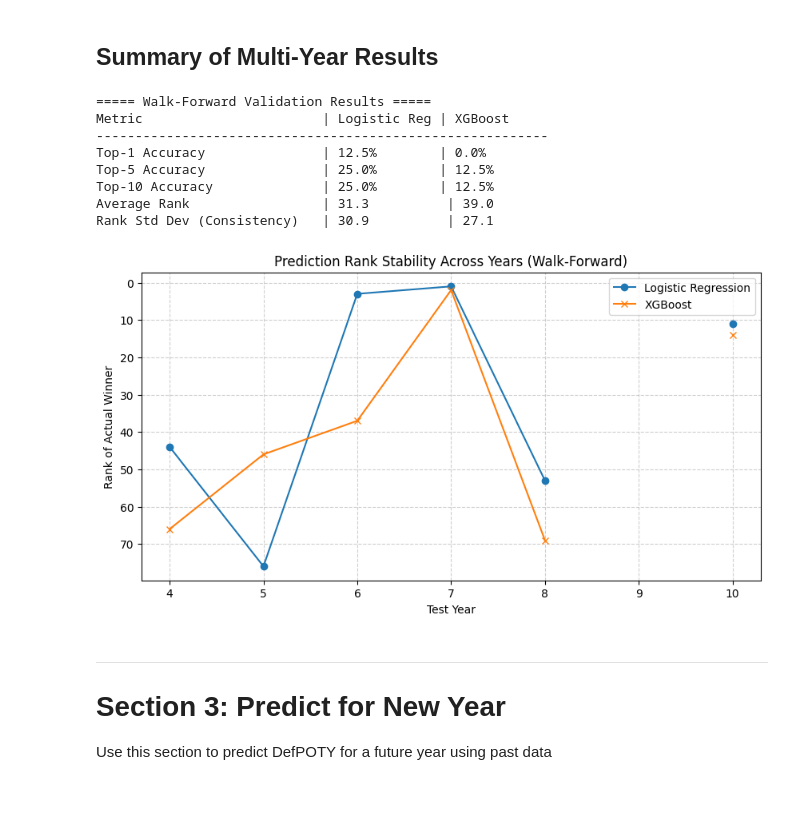
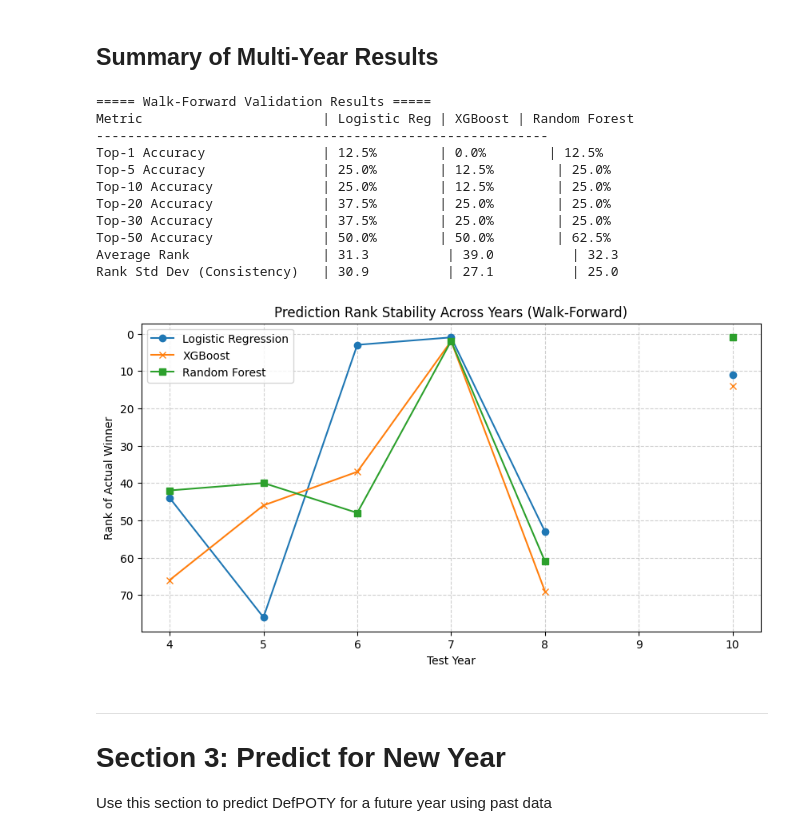
Before and after one commit to FranciscoAlves124/AC, a Jupyter notebook: awards/defensivePOTY/defensive_poty.ipynb, the cells around one changed output. Cells and saved outputs as stored; diff of their text form; code cells hidden in the pictures; blank space fills up the shorter version.

```diff
--- a/awards/defensivePOTY/defensive_poty.ipynb
+++ b/awards/defensivePOTY/defensive_poty.ipynb
@@ -402,18 +403,26 @@ for i in range(start_idx, len(award_years)):
     xgb_model_cv.fit(X_train_cv, y_train_cv)
     xgb_prob_cv = xgb_model_cv.predict_proba(X_test_cv)[:, 1]
 
+    # --- Random Forest ---
+    rf_model_cv = RandomForestClassifier(n_estimators=100, random_state=42, class_weight='balanced')
+    rf_model_cv.fit(X_train_cv, y_train_cv)
+    rf_prob_cv = rf_model_cv.predict_proba(X_test_cv)[:, 1]
+
     # --- Metrics: Top K & Rank ---
     test_data_cv['lr_prob'] = lr_prob_cv
     test_data_cv['xgb_prob'] = xgb_prob_cv
+    test_data_cv['rf_prob'] = rf_prob_cv
 
     # Sort by probability
     lr_sorted = test_data_cv.sort_values('lr_prob', ascending=False).reset_index(drop=True)
     xgb_sorted = test_data_cv.sort_values('xgb_prob', ascending=False).reset_index(drop=True)
+    rf_sorted = test_data_cv.sort_values('rf_prob', ascending=False).reset_index(drop=True)
 
     actual_winner_row = test_data_cv[test_data_cv['Target'] == 1]
 
     lr_rank = np.nan
     xgb_rank = np.nan
+    rf_rank = np.nan
     winner_id = "Unknown"
 
     if len(actual_winner_row) > 0:
@@ -422,17 +431,32 @@ for i in range(start_idx, len(award_years)):
         # Find Rank
         lr_rank_idx = lr_sorted[lr_sorted['playerID'] == winner_id].index
         xgb_rank_idx = xgb_sorted[xgb_sorted['playerID'] == winner_id].index
+        rf_rank_idx = rf_sorted[rf_sorted['playerID'] == winner_id].index
         if len(lr_rank_idx) > 0: lr_rank = lr_rank_idx[0] + 1
         if len(xgb_rank_idx) > 0: xgb_rank = xgb_rank_idx[0] + 1
+        if len(rf_rank_idx) > 0: rf_rank = rf_rank_idx[0] + 1
 
     # Check Top K
     lr_top1 = 1 if lr_rank == 1 else 0
     lr_top5 = 1 if lr_rank <= 5 else 0
     lr_top10 = 1 if lr_rank <= 10 else 0
+    lr_top20 = 1 if lr_rank <= 20 else 0
+    lr_top30 = 1 if lr_rank <= 30 else 0
+    lr_top50 = 1 if lr_rank <= 50 else 0
 
     xgb_top1 = 1 if xgb_rank == 1 else 0
     xgb_top5 = 1 if xgb_rank <= 5 else 0
     xgb_top10 = 1 if xgb_rank <= 10 else 0
+    xgb_top20 = 1 if xgb_rank <= 20 else 0
+    xgb_top30 = 1 if xgb_rank <= 30 else 0
+    xgb_top50 = 1 if xgb_rank <= 50 else 0
+
+    rf_top1 = 1 if rf_rank == 1 else 0
+    rf_top5 = 1 if rf_rank <= 5 else 0
+    rf_top10 = 1 if rf_rank <= 10 else 0
+    rf_top20 = 1 if rf_rank <= 20 else 0
+    rf_top30 = 1 if rf_rank <= 30 else 0
+    rf_top50 = 1 if rf_rank <= 50 else 0
 
     train_years_str = f"{min_year}-{test_year-1}"
     print(f"{test_year:<10}{train_years_str:<15}{lr_top1:<10}{xgb_top1:<10}{lr_rank:<10}{xgb_rank:<10}{winner_id}")
@@ -441,8 +465,10 @@ for i in range(start_idx, len(award_years)):
         'Test_Year': test_year,
         'LR_Rank': lr_rank,
         'XGB_Rank': xgb_rank,
-        'LR_Top1': lr_top1, 'LR_Top5': lr_top5, 'LR_Top10': lr_top10,
-        'XGB_Top1': xgb_top1, 'XGB_Top5': xgb_top5, 'XGB_Top10': xgb_top10
+        'RF_Rank': rf_rank,
+        'LR_Top1': lr_top1, 'LR_Top5': lr_top5, 'LR_Top10': lr_top10, 'LR_Top20': lr_top20, 'LR_Top30': lr_top30, 'LR_Top50': lr_top50,
+        'XGB_Top1': xgb_top1, 'XGB_Top5': xgb_top5, 'XGB_Top10': xgb_top10, 'XGB_Top20': xgb_top20, 'XGB_Top30': xgb_top30, 'XGB_Top50': xgb_top50,
+        'RF_Top1': rf_top1, 'RF_Top5': rf_top5, 'RF_Top10': rf_top10, 'RF_Top20': rf_top20, 'RF_Top30': rf_top30, 'RF_Top50': rf_top50
     })
 # %% [output]
 Running Walk-Forward Cross-Validation...
@@ -461,36 +487,43 @@ Test Year Train Years    LR Top1   XGB Top1  LR Rank   XGB Rank  Winner
 # %%
 results_df = pd.DataFrame(results)
 
 print("\n===== Walk-Forward Validation Results =====")
-print("Metric                       | Logistic Reg | XGBoost")
+print("Metric                       | Logistic Reg | XGBoost | Random Forest")
 print("----------------------------------------------------------")
-print(f"Top-1 Accuracy               | {results_df['LR_Top1'].mean():.1%}        | {results_df['XGB_Top1'].mean():.1%}")
-print(f"Top-5 Accuracy               | {results_df['LR_Top5'].mean():.1%}        | {results_df['XGB_Top5'].mean():.1%}")
-print(f"Top-10 Accuracy              | {results_df['LR_Top10'].mean():.1%}        | {results_df['XGB_Top10'].mean():.1%}")
-print(f"Average Rank                 | {results_df['LR_Rank'].mean():.1f}          | {results_df['XGB_Rank'].mean():.1f}")
-print(f"Rank Std Dev (Consistency)   | {results_df['LR_Rank'].std():.1f}          | {results_df['XGB_Rank'].std():.1f}")
+print(f"Top-1 Accuracy               | {results_df['LR_Top1'].mean():.1%}        | {results_df['XGB_Top1'].mean():.1%}        | {results_df['RF_Top1'].mean():.1%}")
+print(f"Top-5 Accuracy               | {results_df['LR_Top5'].mean():.1%}        | {results_df['XGB_Top5'].mean():.1%}        | {results_df['RF_Top5'].mean():.1%}")
+print(f"Top-10 Accuracy              | {results_df['LR_Top10'].mean():.1%}        | {results_df['XGB_Top10'].mean():.1%}        | {results_df['RF_Top10'].mean():.1%}")
+print(f"Top-20 Accuracy              | {results_df['LR_Top20'].mean():.1%}        | {results_df['XGB_Top20'].mean():.1%}        | {results_df['RF_Top20'].mean():.1%}")
+print(f"Top-30 Accuracy              | {results_df['LR_Top30'].mean():.1%}        | {results_df['XGB_Top30'].mean():.1%}        | {results_df['RF_Top30'].mean():.1%}")
+print(f"Top-50 Accuracy              | {results_df['LR_Top50'].mean():.1%}        | {results_df['XGB_Top50'].mean():.1%}        | {results_df['RF_Top50'].mean():.1%}")
+print(f"Average Rank                 | {results_df['LR_Rank'].mean():.1f}          | {results_df['XGB_Rank'].mean():.1f}          | {results_df['RF_Rank'].mean():.1f}")
+print(f"Rank Std Dev (Consistency)   | {results_df['LR_Rank'].std():.1f}          | {results_df['XGB_Rank'].std():.1f}          | {results_df['RF_Rank'].std():.1f}")
 
 # Plot Rank Variation
 plt.figure(figsize=(10, 5))
 plt.plot(results_df['Test_Year'], results_df['LR_Rank'], marker='o', label='Logistic Regression')
 plt.plot(results_df['Test_Year'], results_df['XGB_Rank'], marker='x', label='XGBoost')
+plt.plot(results_df['Test_Year'], results_df['RF_Rank'], marker='s', label='Random Forest')
 plt.gca().invert_yaxis()  # Rank 1 is at top
 plt.title('Prediction Rank Stability Across Years (Walk-Forward)')
 plt.ylabel('Rank of Actual Winner')
 plt.xlabel('Test Year')
 plt.legend()
 plt.grid(True, linestyle='--', alpha=0.6)
 plt.show()
 # %% [output]
 ===== Walk-Forward Validation Results =====
-Metric                       | Logistic Reg | XGBoost
+Metric                       | Logistic Reg | XGBoost | Random Forest
 ----------------------------------------------------------
-Top-1 Accuracy               | 12.5%        | 0.0%
-Top-5 Accuracy               | 25.0%        | 12.5%
-Top-10 Accuracy              | 25.0%        | 12.5%
-Average Rank                 | 31.3          | 39.0
-Rank Std Dev (Consistency)   | 30.9          | 27.1
+Top-1 Accuracy               | 12.5%        | 0.0%        | 12.5%
+Top-5 Accuracy               | 25.0%        | 12.5%        | 25.0%
+Top-10 Accuracy              | 25.0%        | 12.5%        | 25.0%
+Top-20 Accuracy              | 37.5%        | 25.0%        | 25.0%
+Top-30 Accuracy              | 37.5%        | 25.0%        | 25.0%
+Top-50 Accuracy              | 50.0%        | 50.0%        | 62.5%
+Average Rank                 | 31.3          | 39.0          | 32.3
+Rank Std Dev (Consistency)   | 30.9          | 27.1          | 25.0
-[figure, old version]
+[figure, new version]
 # %% [markdown]
 ---
 # Section 3: Predict for New Year
```
Also changed, not shown: parts of 4 cells of this notebook, 3 other files.
